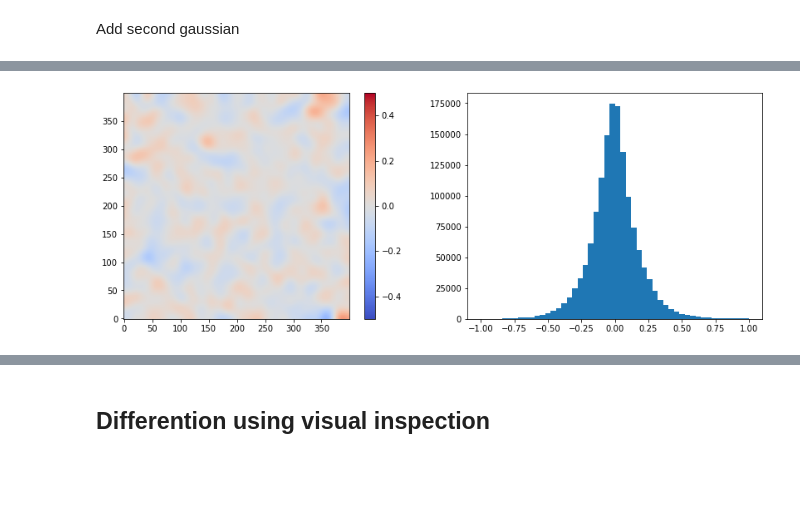
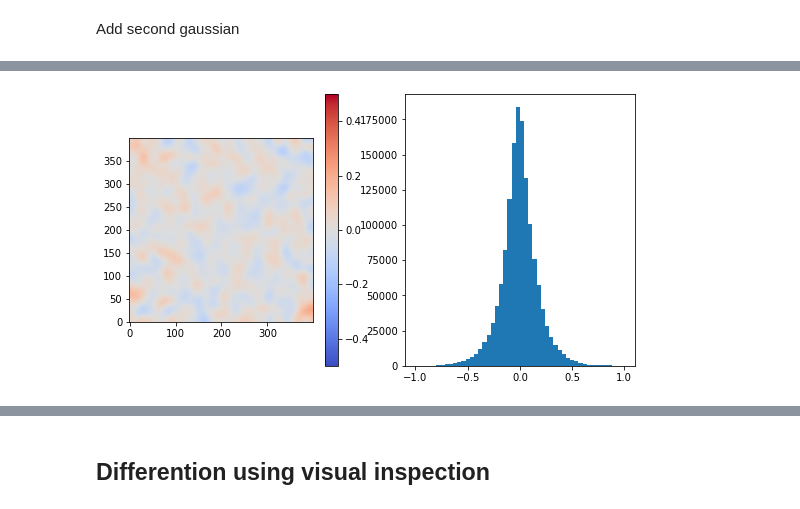
Before and after one commit to AtreyeeS/PWN-simulations, a Jupyter notebook: ene_dep_gaussian.ipynb, the cells around one changed output, grey strips where cells are left out. Drawn from its saved outputs; the diff is of its cells as text; code cells hidden in the pictures; blank space fills up the shorter version.

```diff
--- a/ene_dep_gaussian.ipynb
+++ b/ene_dep_gaussian.ipynb
@@ -591,16 +604,19 @@ Table length=19
 # %%
 plt.figure(figsize=(14,5))
 
-ax1 = plt.subplot(121)
+ax1 = plt.subplot(131)
 dataset2.plot_residuals_spatial(method="diff/model",
                                 vmin=-0.5, vmax=0.5,
                                ax = ax1)
 
-ax2 = plt.subplot(122)
+ax2 = plt.subplot(132)
 ax2.hist(dataset2.residuals(method='diff/model', width=0.1*u.deg).data.ravel(),
          bins=50, range=[-1,1]);
+
+#ax3 = plt.subplot(133)
+#dataset2.plot_residuals_spectral(region=region,method='diff/sqrt(model)')
 # %% [output]
-[figure, old version]
+[figure, new version]
 # %%
 residual4 = estimator_ene.run(dataset1)
 residual4['sqrt_ts'].plot_grid(add_cbar=True);
```
Also changed, not shown: parts of 31 cells of this notebook.
